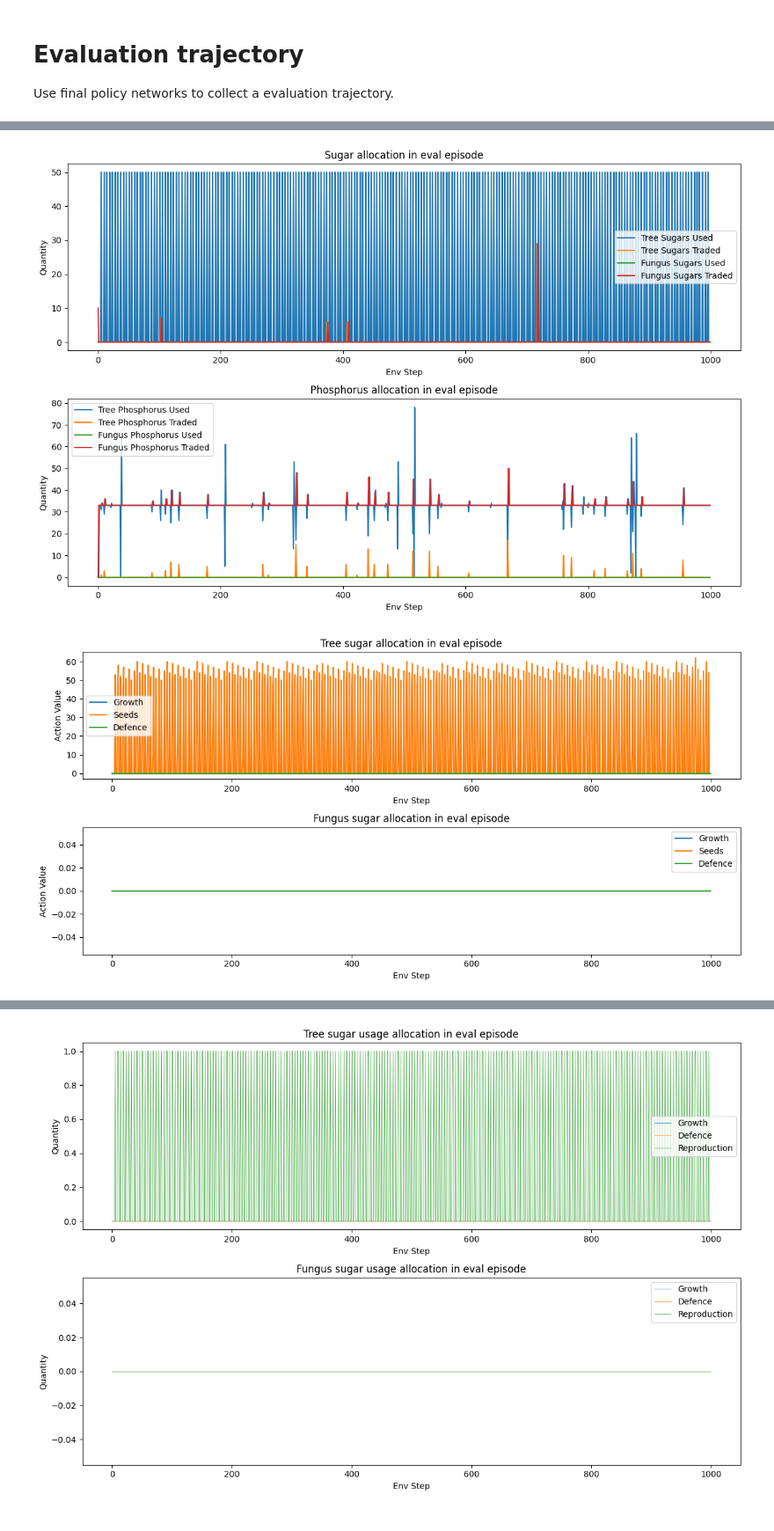
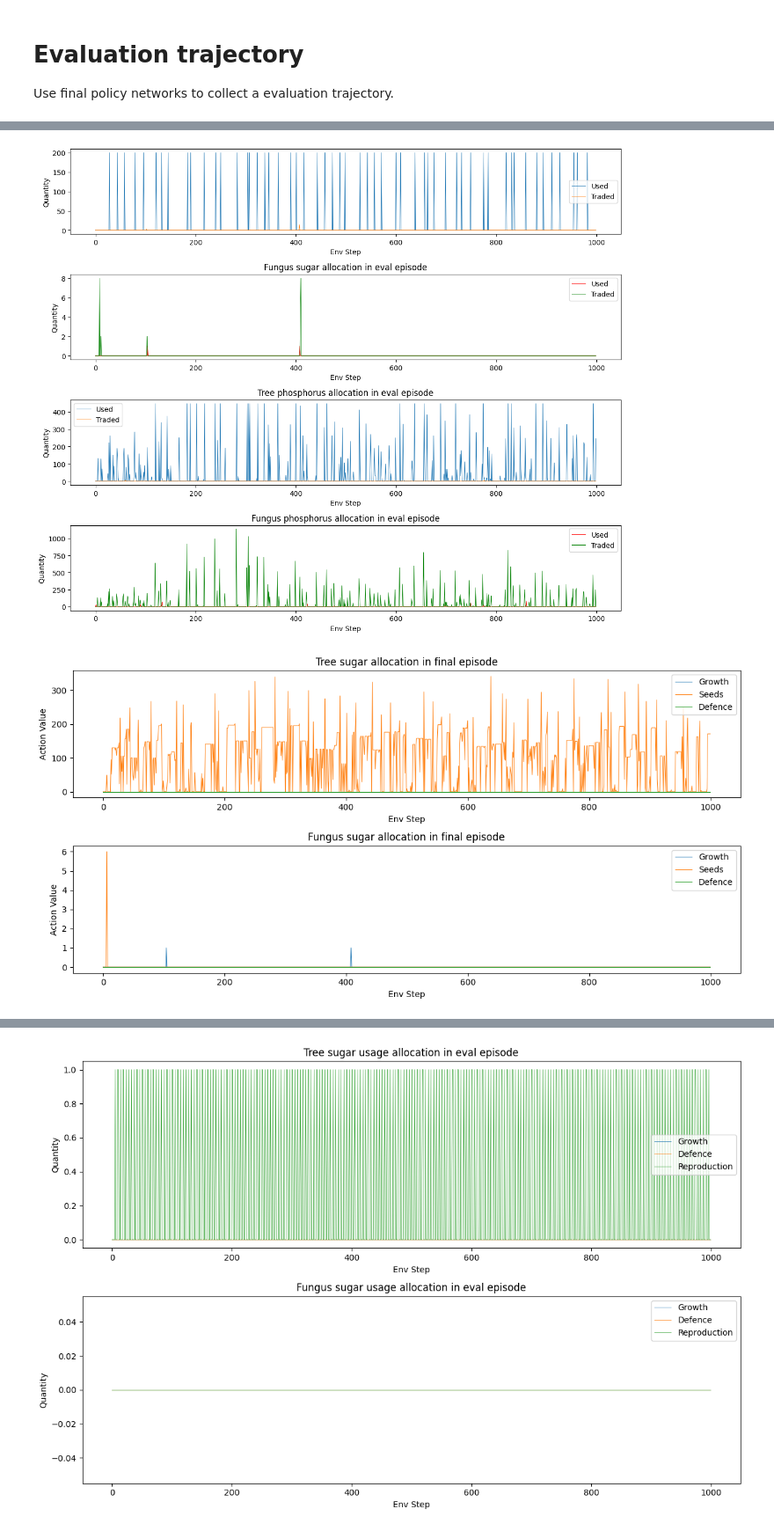
Before and after one commit to isaachcamp/marlplay, a Jupyter notebook: twoStwoR/implement_ppo.ipynb, the cells around one changed output, grey strips where cells are left out. Shown at 88% size. Saved outputs shown, nothing was run; the diff lists cells and outputs as text; code cells hidden in the pictures.

Commit message:
Add runs for multiple seeds

```diff
--- a/twoStwoR/implement_ppo.ipynb
+++ b/twoStwoR/implement_ppo.ipynb
@@ -267,40 +267,44 @@ plt.show()
 # %%
 fig, axs = plt.subplots(4, 1, figsize=(12, 10))
 
-axs[0].plot(info['tree']['sugars_used'], label='Tree Sugars Used')
-axs[0].plot(info['tree']['s_trade'], label='Tree Sugars Traded')
-axs[0].plot(info['fungus']['sugars_used'], label='Fungus Sugars Used')
-axs[0].plot(info['fungus']['s_trade'], label='Fungus Sugars Traded')
-axs[0].set_title('Sugar allocation in eval episode')
+axs[0].plot(info['tree']['sugars_used'], label='Used', linewidth=0.7)
+axs[0].plot(info['tree']['s_trade'], label='Traded', linewidth=0.7)
+axs[1].set_title('Tree sugar allocation in eval episode')
 
-axs[1].plot(info['tree']['phosphorus_used'], label='Tree Phosphorus Used')
-axs[1].plot(info['tree']['p_trade'], label='Tree Phosphorus Traded')
-axs[1].plot(info['fungus']['phosphorus_used'], label='Fungus Phosphorus Used')
-axs[1].plot(info['fungus']['p_trade'], label='Fungus Phosphorus Traded')
-axs[1].set_title('Phosphorus allocation in eval episode')
+axs[1].plot(info['fungus']['sugars_used'], label='Used', linewidth=0.7, c='r')
+axs[1].plot(info['fungus']['s_trade'], label='Traded', linewidth=0.7, c='g')
+axs[1].set_title('Fungus sugar allocation in eval episode')
+
+axs[2].plot(info['tree']['phosphorus_used'], label='Used', linewidth=0.7)
+axs[2].plot(info['tree']['p_trade'], label='Traded', linewidth=0.7)
+axs[2].set_title('Tree phosphorus allocation in eval episode')
+
+axs[3].plot(info['fungus']['phosphorus_used'], label='Used', linewidth=0.7, c='r')
+axs[3].plot(info['fungus']['p_trade'], label='Traded', linewidth=0.7, c='g')
+axs[3].set_title('Fungus phosphorus allocation in eval episode')
 
 for ax in axs.flat:
     ax.set_xlabel('Env Step')
     ax.set_ylabel('Quantity')
     ax.legend()
 
 plt.tight_layout()
 plt.savefig(opath / f"eval_episode_sugars_phosphorus_usage_{RUN_NAME}.png", bbox_inches='tight', dpi=300)
 plt.show()
 # %% [output]
-[figure, old version]
+[figure, new version]
 # %%
 fig, axs = plt.subplots(2, 1, figsize=(12, 6))
 
-axs[0].plot(info['tree']['growth'], label='Growth')
-axs[0].plot(info['tree']['reproduction'], label='Seeds')
-axs[0].plot(info['tree']['defence'], label='Defence')
-axs[0].set_title('Tree sugar allocation in eval episode')
+axs[0].plot(info['tree']['growth'], label='Growth', linewidth=0.7)
+axs[0].plot(info['tree']['reproduction'], label='Seeds', linewidth=0.7)
+axs[0].plot(info['tree']['defence'], label='Defence', linewidth=0.7)
+axs[0].set_title('Tree sugar allocation in final episode')
 
-axs[1].plot(info['fungus']['growth'], label='Growth')
-axs[1].plot(info['fungus']['reproduction'], label='Seeds')
-axs[1].plot(info['fungus']['defence'], label='Defence')
-axs[1].set_title('Fungus sugar allocation in eval episode')
+axs[1].plot(info['fungus']['growth'], label='Growth', linewidth=0.7)
+axs[1].plot(info['fungus']['reproduction'], label='Seeds', linewidth=0.7)
+axs[1].plot(info['fungus']['defence'], label='Defence', linewidth=0.7)
+axs[1].set_title('Fungus sugar allocation in final episode')
 
 for ax in axs.flat:
     ax.set_xlabel('Env Step')
@@ -312,7 +316,7 @@ plt.tight_layout()
 plt.savefig(opath / f"eval_episode_sugar_allocation_{RUN_NAME}.png", bbox_inches='tight', dpi=300)
 plt.show()
 # %% [output]
-[figure, old version]
+[figure, new version]
 # %%
 tree_s_actions = np.stack([info['tree']['sugars_used'], info['tree']['s_trade']])
 tree_s_actions_constrained = np.where(np.sum(tree_s_actions, axis=0) > 1.0, constrain_actions(tree_s_actions), tree_s_actions)
```
Also changed, not shown: parts of 3 cells of this notebook.
